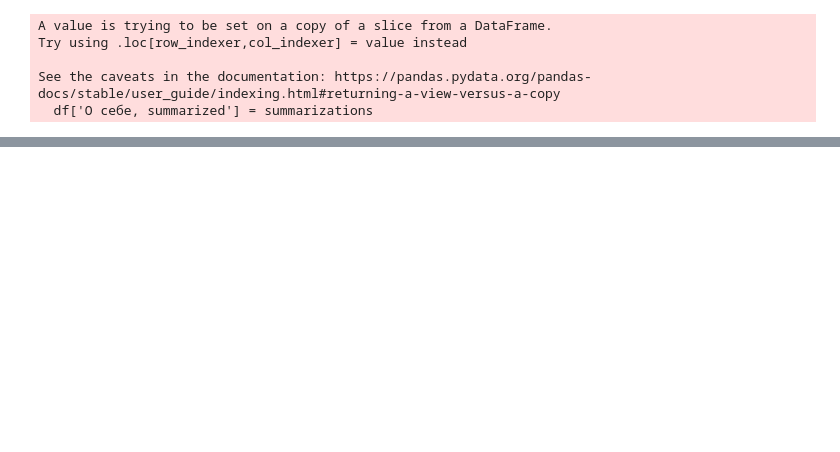
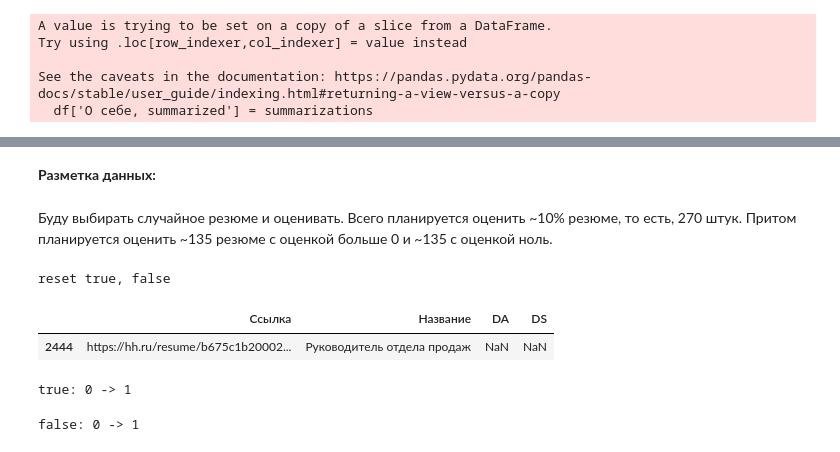
Before and after one commit to aefrt/automatization-recruiting, a Jupyter notebook: preprocessing.ipynb, the cells around one changed output, grey strips where cells are left out. Saved outputs shown, nothing was run; the diff lists cells and outputs as text; code cells hidden in the pictures; blank space fills up the shorter version.

```diff
--- a/preprocessing.ipynb
+++ b/preprocessing.ipynb
@@ -710,0 +558,4 @@ df.to_csv('resumes_features.csv')
+# %% [markdown]
+**Разметка данных:**
+# %% [markdown]
+Буду выбирать случайное резюме и оценивать. Всего планируется оценить ~10% резюме, то есть, 270 штук. Притом планируется оценить ~135 резюме с оценкой больше 0 и ~135 с оценкой ноль.
@@ -710,0 +564,26 @@ df.to_csv('resumes_features.csv')
+# %%
+df['DA'] = np.nan
+df['DS'] = np.nan
+# %%
+right_count = 0
+false_count = 0
+print('reset true, false')
+# %% [output]
+reset true, false
+# %%
+df.sample(1).loc[:, ['Ссылка', 'Название', 'DA', 'DS']]
+# %% [output]
+|  | Ссылка | Название | DA | DS |
+| 2444 | https://hh.ru/resume/b675c1b20002... | Руководитель отдела продаж | NaN | NaN |
+# %%
+print('true:', right_count, '->', end=' ')
+right_count += 1
+print(right_count)
+# %% [output]
+true: 0 -> 1
+# %%
+print('false:', false_count, '->', end=' ')
+false_count += 1
+print(false_count)
+# %% [output]
+false: 0 -> 1
```
Also changed, not shown: parts of 83 cells of this notebook, 2 other files.
